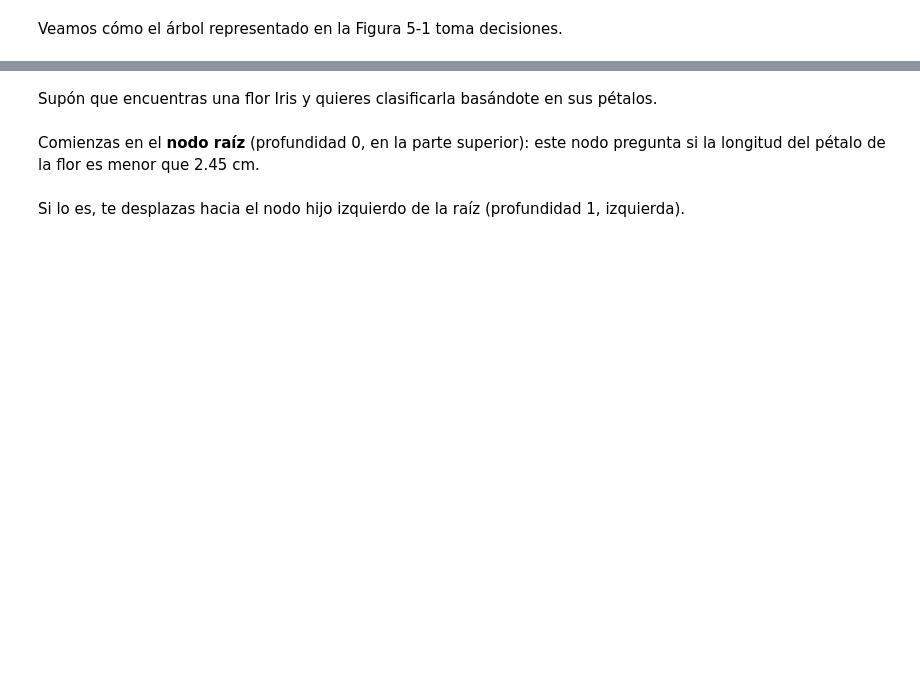
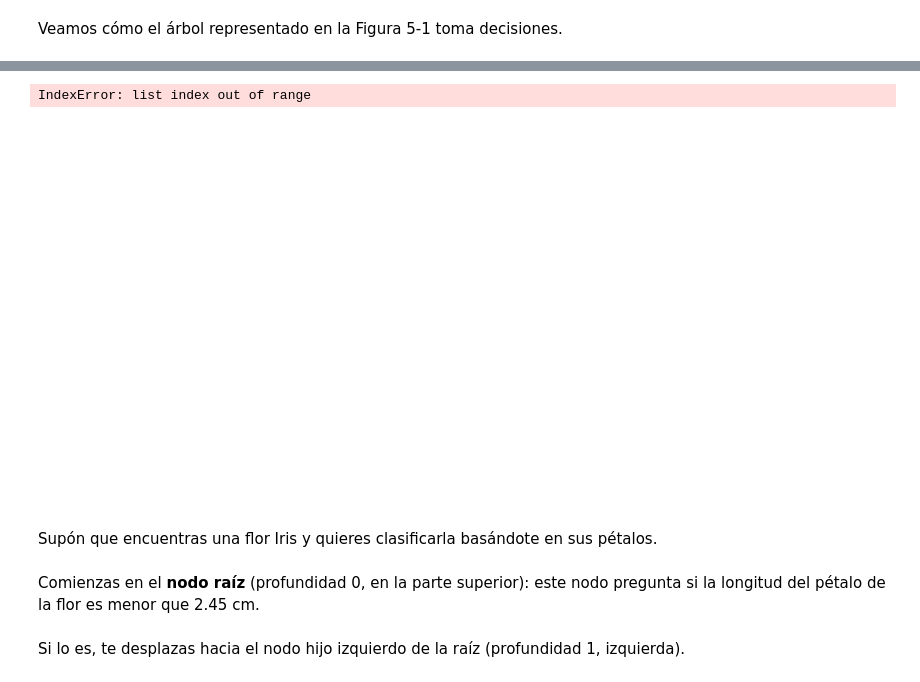
Before and after one commit to marco-canas/machine_learning_idalina, a Jupyter notebook: 1_arbol_de_decision/1_scripts/decision_tree_2.ipynb, the cells around one changed output, grey strips where cells are left out. Saved outputs shown, nothing was run; the diff lists cells and outputs as text; code cells hidden in the pictures; blank space fills up the shorter version.

```diff
--- a/1_arbol_de_decision/1_scripts/decision_tree_2.ipynb
+++ b/1_arbol_de_decision/1_scripts/decision_tree_2.ipynb
@@ -9,3 +56,13 @@ Veamos cómo el árbol representado en la Figura 5-1 toma decisiones.
+# %%
+plot_tree(iris_clf,
+          feature_names = ["petal length (cm)", "petal width (cm)"],
+          class_names=list(iris.target_names),
+          filled=True,
+          rounded=True
+          )
+# %% [output]
+IndexError: list index out of range
+[figure, added]
 # %% [markdown]
 Supón que encuentras una flor Iris y quieres clasificarla basándote en sus pétalos.
 # %% [markdown]
```
Also changed, not shown: parts of 5 cells of this notebook, 5 other files.
